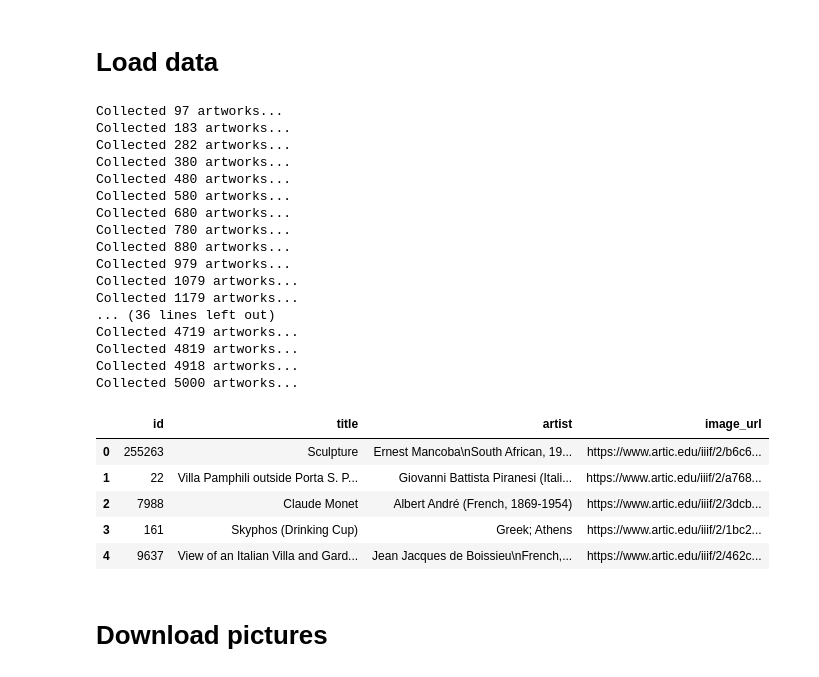
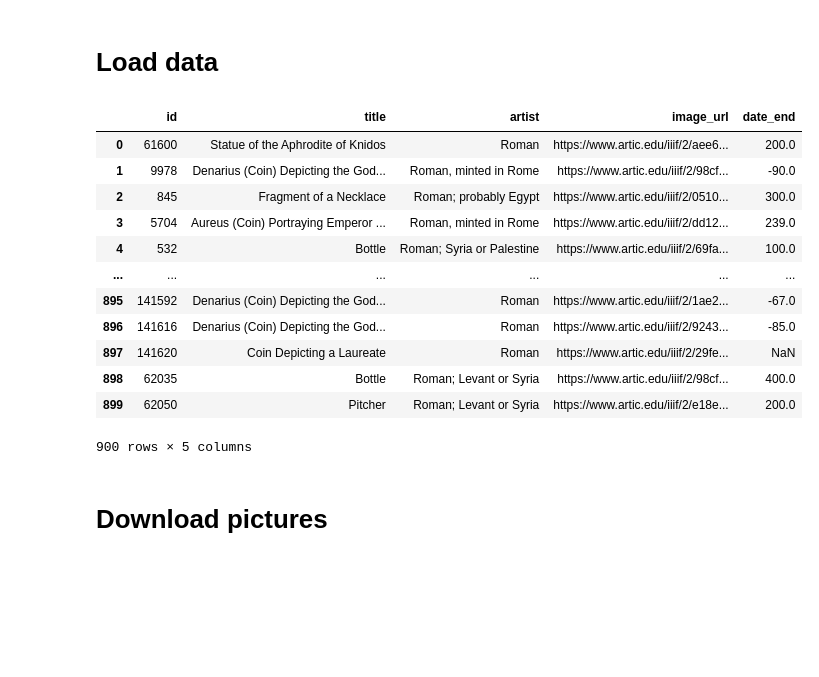
Before and after one commit to BeneWim/ACTHProject, a Jupyter notebook: 01_Notebooks/image-based.ipynb, the cells around one changed output. Cells and saved outputs as stored; diff of their text form; code cells hidden in the pictures; blank space fills up the shorter version.

```diff
--- a/01_Notebooks/image-based.ipynb
+++ b/01_Notebooks/image-based.ipynb
@@ -31,12 +31,12 @@ from tensorflow.keras.applications import MobileNetV2
 # %% [markdown]
 # Load data
 # %%
-API_URL = "https://api.artic.edu/api/v1/artworks"
+API_URL = "https://api.artic.edu/api/v1/artworks/search"
 IIIF_TEMPLATE = "https://www.artic.edu/iiif/2/{image_id}/full/843,/0/default.jpg"
 # Parameters
-FIELDS = ["id", "title", "artist_display", "image_id"]
+FIELDS = ["id", "title", "artist_display", "image_id", "date_end"]
 LIMIT = 100  # max per page
-TOTAL = 5000
+TOTAL = 900
 # %%
 def fetch_artworks():
     results = []
@@ -47,7 +47,8 @@ def fetch_artworks():
         params = {
             "page": page,
             "limit": LIMIT,
-            "fields": ",".join(FIELDS)
+            "fields": ",".join(FIELDS),
+            "q": "Roman"
         }
 
         response = requests.get(API_URL, params=params)
@@ -63,7 +64,8 @@ def fetch_artworks():
                 "id": artwork["id"],
                 "title": artwork.get("title", ""),
                 "artist": artwork.get("artist_display", ""),
-                "image_url": image_url
+                "image_url": image_url,
+                "date_end": artwork["date_end"]
             })
 
             collected += 1
@@ -78,33 +80,22 @@ def fetch_artworks():
     return results
 # %%
 artworks = fetch_artworks()
-# %% [output]
-Collected 97 artworks...
-Collected 183 artworks...
-Collected 282 artworks...
-Collected 380 artworks...
-Collected 480 artworks...
-Collected 580 artworks...
-Collected 680 artworks...
-Collected 780 artworks...
-Collected 880 artworks...
-Collected 979 artworks...
-Collected 1079 artworks...
-Collected 1179 artworks...
-... (36 lines left out)
-Collected 4719 artworks...
-Collected 4819 artworks...
-Collected 4918 artworks...
-Collected 5000 artworks...
 # %%
 df = pd.DataFrame(artworks)
 # %%
-df.head()
+df
 # %% [output]
-|  | id | title | artist | image_url |
-| 0 | 255263 | Sculpture | Ernest Mancoba\nSouth African, 19... | https://www.artic.edu/iiif/2/b6c6... |
-| 1 | 22 | Villa Pamphili outside Porta S. P... | Giovanni Battista Piranesi (Itali... | https://www.artic.edu/iiif/2/a768... |
-| 2 | 7988 | Claude Monet | Albert André (French, 1869-1954) | https://www.artic.edu/iiif/2/3dcb... |
-| 3 | 161 | Skyphos (Drinking Cup) | Greek; Athens | https://www.artic.edu/iiif/2/1bc2... |
-| 4 | 9637 | View of an Italian Villa and Gard... | Jean Jacques de Boissieu\nFrench,... | https://www.artic.edu/iiif/2/462c... |
+|  | id | title | artist | image_url | date_end |
+| 0 | 61600 | Statue of the Aphrodite of Knidos | Roman | https://www.artic.edu/iiif/2/aee6... | 200.0 |
+| 1 | 9978 | Denarius (Coin) Depicting the God... | Roman, minted in Rome | https://www.artic.edu/iiif/2/98cf... | -90.0 |
+| 2 | 845 | Fragment of a Necklace | Roman; probably Egypt | https://www.artic.edu/iiif/2/0510... | 300.0 |
+| 3 | 5704 | Aureus (Coin) Portraying Emperor ... | Roman, minted in Rome | https://www.artic.edu/iiif/2/dd12... | 239.0 |
+| 4 | 532 | Bottle | Roman; Syria or Palestine | https://www.artic.edu/iiif/2/69fa... | 100.0 |
+| ... | ... | ... | ... | ... | ... |
+| 895 | 141592 | Denarius (Coin) Depicting the God... | Roman | https://www.artic.edu/iiif/2/1ae2... | -67.0 |
+| 896 | 141616 | Denarius (Coin) Depicting the God... | Roman | https://www.artic.edu/iiif/2/9243... | -85.0 |
+| 897 | 141620 | Coin Depicting a Laureate | Roman | https://www.artic.edu/iiif/2/29fe... | NaN |
+| 898 | 62035 | Bottle | Roman; Levant or Syria | https://www.artic.edu/iiif/2/98cf... | 400.0 |
+| 899 | 62050 | Pitcher | Roman; Levant or Syria | https://www.artic.edu/iiif/2/e18e... | 200.0 |
+900 rows × 5 columns
 # %%
```
Also changed, not shown: parts of 12 cells of this notebook.
